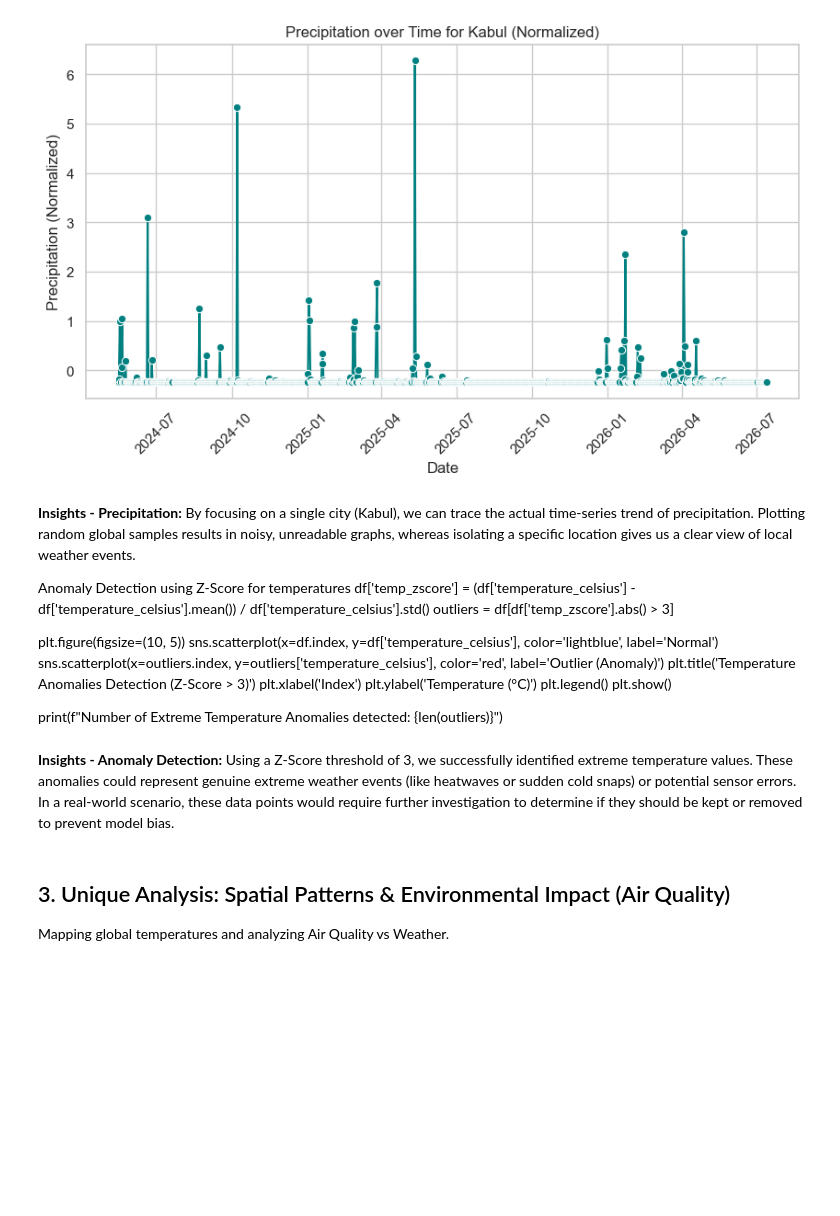
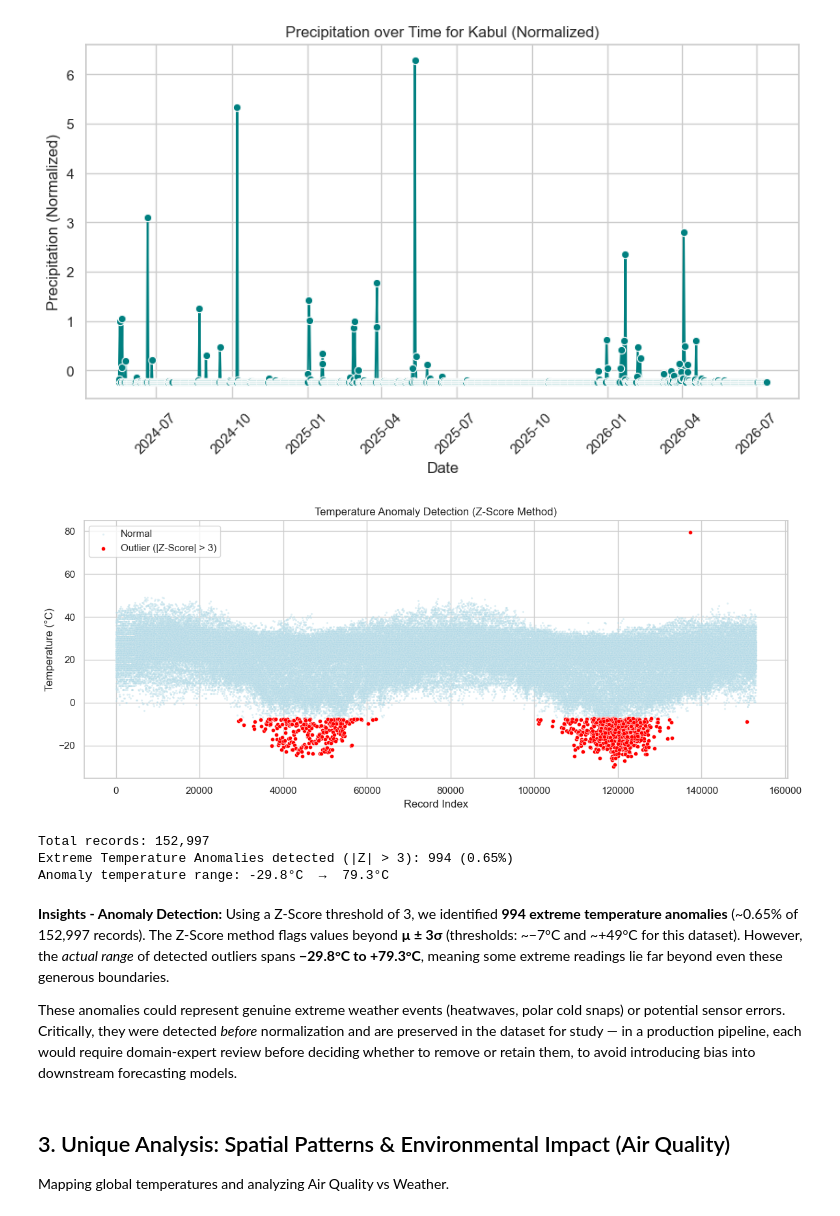
Before and after one commit to tominadal/pm-accelerator-assessment-, a Jupyter notebook: data_science_backend/Weather_Forecasting_Analysis.ipynb, the cells around one changed output. Saved outputs shown, nothing was run; the diff lists cells and outputs as text; code cells hidden in the pictures; blank space fills up the shorter version.

```diff
--- a/data_science_backend/Weather_Forecasting_Analysis.ipynb
+++ b/data_science_backend/Weather_Forecasting_Analysis.ipynb
@@ -184,27 +186,36 @@ plt.xticks(rotation=45)
 plt.show()
 # %% [output]
 [figure]
-# %% [markdown]
-**Insights - Precipitation:**
-By focusing on a single city (Kabul), we can trace the actual time-series trend of precipitation. Plotting random global samples results in noisy, unreadable graphs, whereas isolating a specific location gives us a clear view of local weather events.
-
-Anomaly Detection using Z-Score for temperatures
-df['temp_zscore'] = (df['temperature_celsius'] - df['temperature_celsius'].mean()) / df['temperature_celsius'].std()
-outliers = df[df['temp_zscore'].abs() > 3]
-
-plt.figure(figsize=(10, 5))
-sns.scatterplot(x=df.index, y=df['temperature_celsius'], color='lightblue', label='Normal')
-sns.scatterplot(x=outliers.index, y=outliers['temperature_celsius'], color='red', label='Outlier (Anomaly)')
-plt.title('Temperature Anomalies Detection (Z-Score > 3)')
-plt.xlabel('Index')
-plt.ylabel('Temperature (°C)')
-plt.legend()
-plt.show()
-
-print(f"Number of Extreme Temperature Anomalies detected: {len(outliers)}")
+# %%
+# Anomaly Detection using Z-Score for temperatures
+df['temp_zscore'] = (df['temperature_celsius'] - df['temperature_celsius'].mean()) / df['temperature_celsius'].std()
+outliers = df[df['temp_zscore'].abs() > 3]
+
+plt.figure(figsize=(12, 5))
+sns.scatterplot(x=df.index, y=df['temperature_celsius'],
+                color='lightblue', label='Normal', s=5, alpha=0.4)
+sns.scatterplot(x=outliers.index, y=outliers['temperature_celsius'],
+                color='red', label='Outlier (|Z-Score| > 3)', s=20)
+plt.title('Temperature Anomaly Detection (Z-Score Method)')
+plt.xlabel('Record Index')
+plt.ylabel('Temperature (°C)')
+plt.legend()
+plt.tight_layout()
+plt.show()
+
+print(f'Total records: {len(df):,}')
+print(f'Extreme Temperature Anomalies detected (|Z| > 3): {len(outliers):,} ({len(outliers)/len(df)*100:.2f}%)')
+print(f'Anomaly temperature range: {outliers["temperature_celsius"].min():.1f}°C  →  {outliers["temperature_celsius"].max():.1f}°C')
+# %% [output]
+[figure, added]
+Total records: 152,997
+Extreme Temperature Anomalies detected (|Z| > 3): 994 (0.65%)
+Anomaly temperature range: -29.8°C  →  79.3°C
 # %% [markdown]
 **Insights - Anomaly Detection:**
-Using a Z-Score threshold of 3, we successfully identified extreme temperature values. These anomalies could represent genuine extreme weather events (like heatwaves or sudden cold snaps) or potential sensor errors. In a real-world scenario, these data points would require further investigation to determine if they should be kept or removed to prevent model bias.
+Using a Z-Score threshold of 3, we identified **994 extreme temperature anomalies** (~0.65% of 152,997 records). The Z-Score method flags values beyond **µ ± 3σ** (thresholds: ~−7°C and ~+49°C for this dataset). However, the *actual range* of detected outliers spans **−29.8°C to +79.3°C**, meaning some extreme readings lie far beyond even these generous boundaries.
+
+These anomalies could represent genuine extreme weather events (heatwaves, polar cold snaps) or potential sensor errors. Critically, they were detected *before* normalization and are preserved in the dataset for study — in a production pipeline, each would require domain-expert review before deciding whether to remove or retain them, to avoid introducing bias into downstream forecasting models.
 # %% [markdown]
 ## 3. Unique Analysis: Spatial Patterns & Environmental Impact (Air Quality)
 Mapping global temperatures and analyzing Air Quality vs Weather.
```
Also changed, not shown: parts of 14 cells of this notebook, 4 other files.
